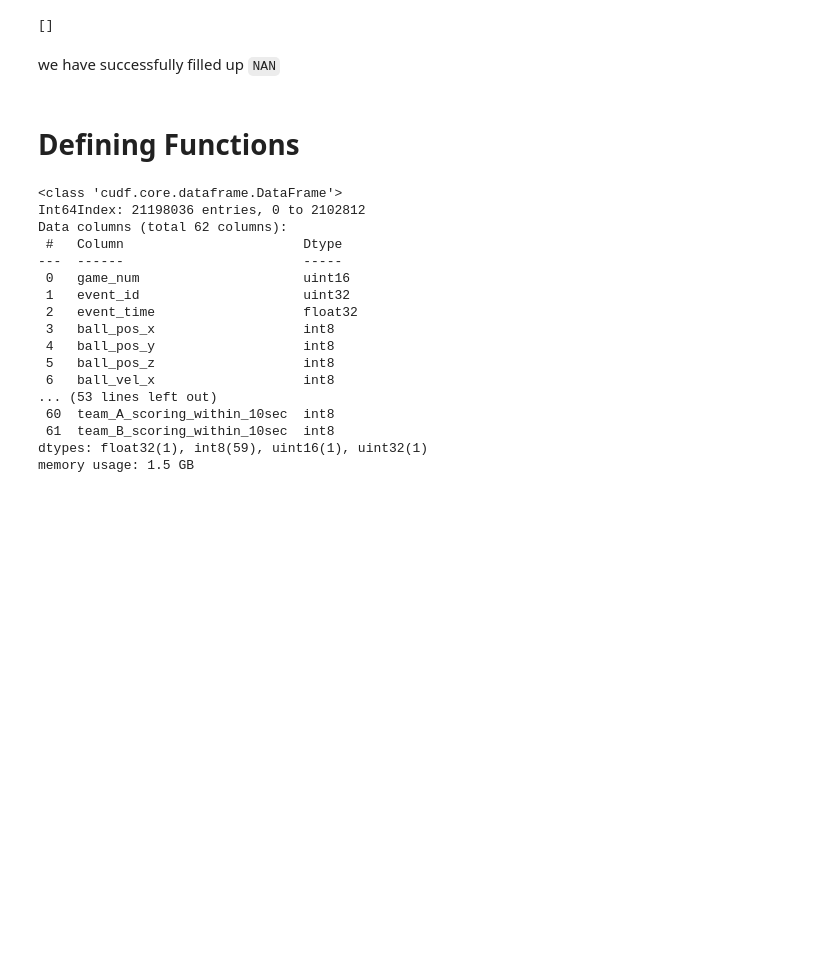
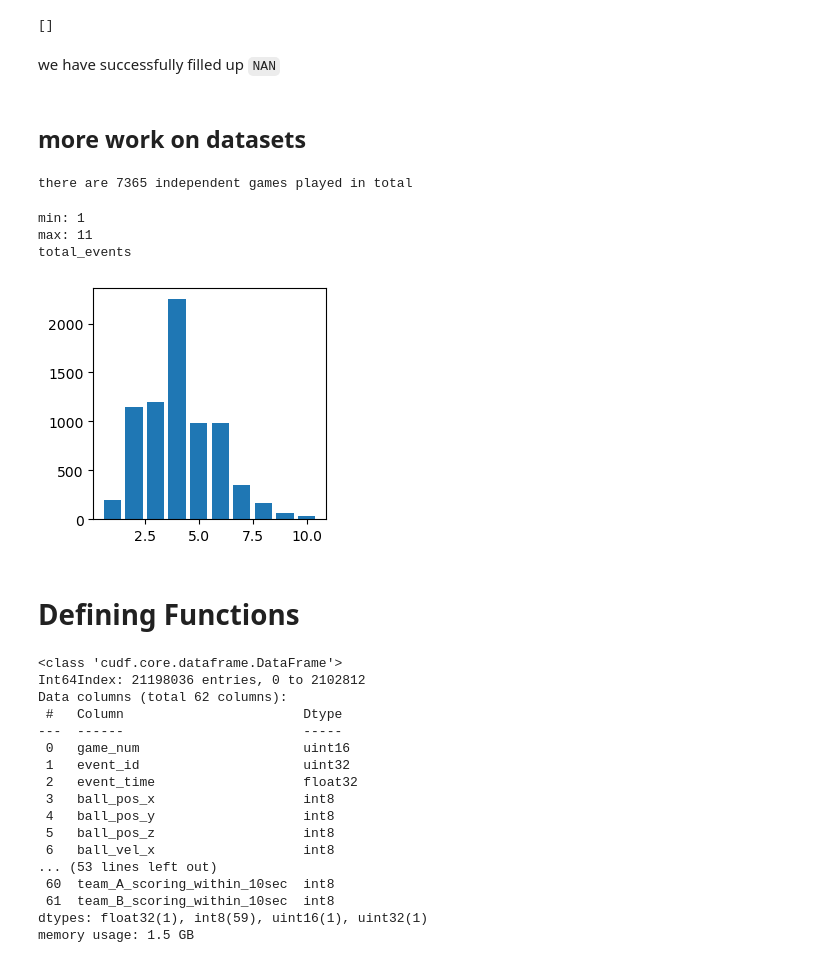
Before and after one commit to priyam314/Rocket-League-October-Kaggle-Challenge, a Jupyter notebook: rocket_league.ipynb, the cells around one changed output. Drawn from its saved outputs; the diff is of its cells as text; code cells hidden in the pictures; blank space fills up the shorter version.

Commit message:
added function to find nums of events in a game

```diff
--- a/rocket_league.ipynb
+++ b/rocket_league.ipynb
@@ -20,7 +20,7 @@ plt.figure(figsize=(5,5))
 # %% [markdown]
 reading all the training files and storing the objects in list
 # %%
-df = [cudf.read_csv('train_{}.csv'.format(i)) for i in range(10)]
+df = [cudf.read_csv('dataset/train_{}.csv'.format(i)) for i in range(10)]
 # %%
 df[0].describe()
 # %% [output]
@@ -239,6 +237,28 @@ checkna(df,[])
 []
 # %% [markdown]
 we have successfully filled up `NAN`
+# %% [markdown]
+## more work on datasets
+# %%
+print ("there are",df.game_num.unique().count(), "independent games played in total")
+# %% [output]
+there are 7365 independent games played in total
+# %%
+def totalEvents(df):
+    n = df.game_num.unique().count()
+    event_nums = [0 for _ in range(n)]
+    for i in range(1, n+1):
+        event_nums[i-1] = df.event_id[df.game_num==i].unique().count()
+    return event_nums
+# %%
+Total_Events = cudf.Series(data=totalEvents(df), dtype="int8", name="total_events")
+# %%
+histogram(Total_Events, True)
+# %% [output]
+min: 1
+max: 11
+total_events
+[figure, added]
 # %% [markdown]
 # Defining Functions
 # %%
```
Also changed, not shown: parts of 4 cells of this notebook.
